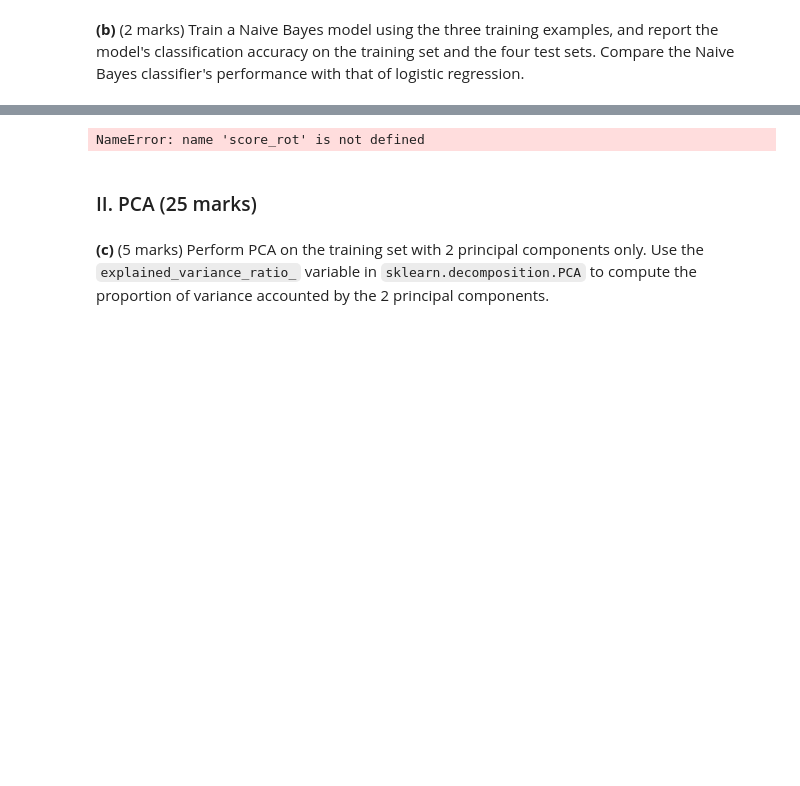
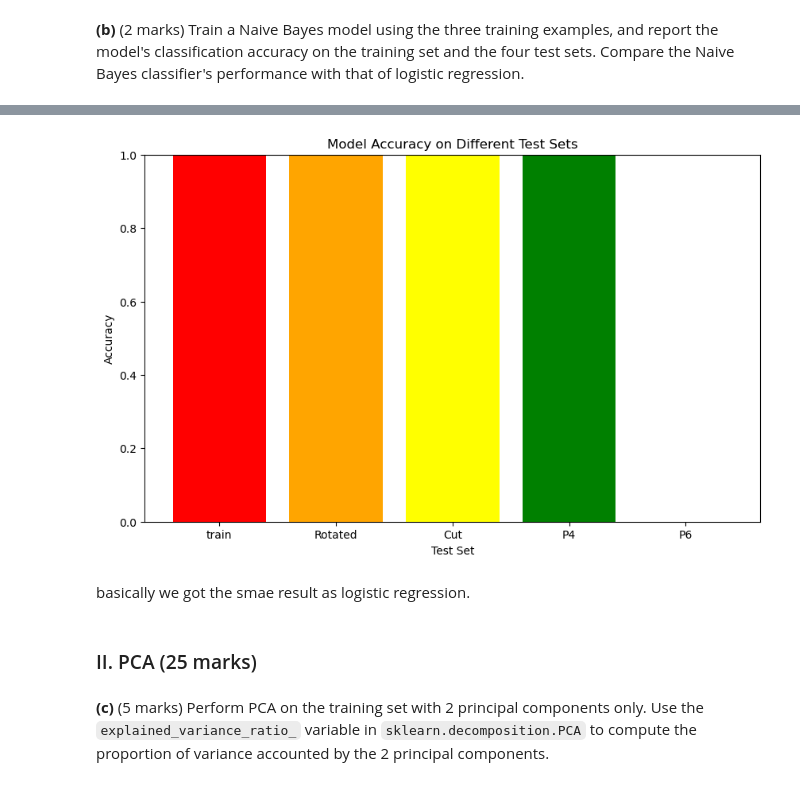
Before and after one commit to AAAZZZR/UQ_DL, a Jupyter notebook: A1.ipynb, the cells around one changed output, grey strips where cells are left out. Saved outputs shown, nothing was run; the diff lists cells and outputs as text; code cells hidden in the pictures; blank space fills up the shorter version.

```diff
--- a/A1.ipynb
+++ b/A1.ipynb
@@ -296,37 +327,29 @@ plt.show()
 # %%
 from sklearn.naive_bayes import GaussianNB
 from sklearn.metrics import accuracy_score
-nb_clf = nb_clf = GaussianNB().fit(x_flat,y_tr)
+nb_clf =  GaussianNB().fit(x_flat,y_tr)
 
+score_train_nb = nb_clf.score(x_flat, y_tr)
 score_rot_nb = nb_clf.score(rot_flat, y_ts_rot)
 score_cut_nb = nb_clf.score(cut_flat, y_ts_cut)
 score_p4_nb = nb_clf.score(x_ts_p4_flat, y_ts_p4)
 score_p6_nb = nb_clf.score(x_ts_p6_flat, y_ts_p6)
 
 
-# Logistic Regression scores were computed previously
-scores_lr = [score_rot, score_cut, score_p4, score_p6]
-
 # Naive Bayes scores
 scores_nb = [score_rot_nb, score_cut_nb, score_p4_nb, score_p6_nb]
 
-# Plotting the comparison
 plt.figure(figsize=(10, 6))
-width = 0.35  # Width of the bars
-indices = np.arange(len(scores_lr))
-
-# Plotting both logistic regression and Naive Bayes scores
-plt.bar(indices - width/2, scores_lr, width, label='Logistic Regression')
-plt.bar(indices + width/2, scores_nb, width, label='Naive Bayes')
-
-plt.xticks(indices, ['Rotated', 'Cut', 'P4', 'P6'])
+plt.bar(test_sets, accuracy, color=["red","orange","yellow","green","blue"])
+plt.xlabel('Test Set')
 plt.ylabel('Accuracy')
-plt.title('Model Accuracy Comparison')
-plt.ylim(0, 1)
-plt.legend()
+plt.title('Model Accuracy on Different Test Sets')
+plt.ylim(0, 1)  # Assuming accuracy scores are between 0 and 1
 plt.show()
 # %% [output]
-NameError: name 'score_rot' is not defined
+[figure, added]
+# %% [markdown]
+basically we got the smae result as logistic regression.
 # %% [markdown]
 ### II. PCA (25 marks)
 # %% [markdown]
```
Also changed, not shown: parts of 27 cells of this notebook.
